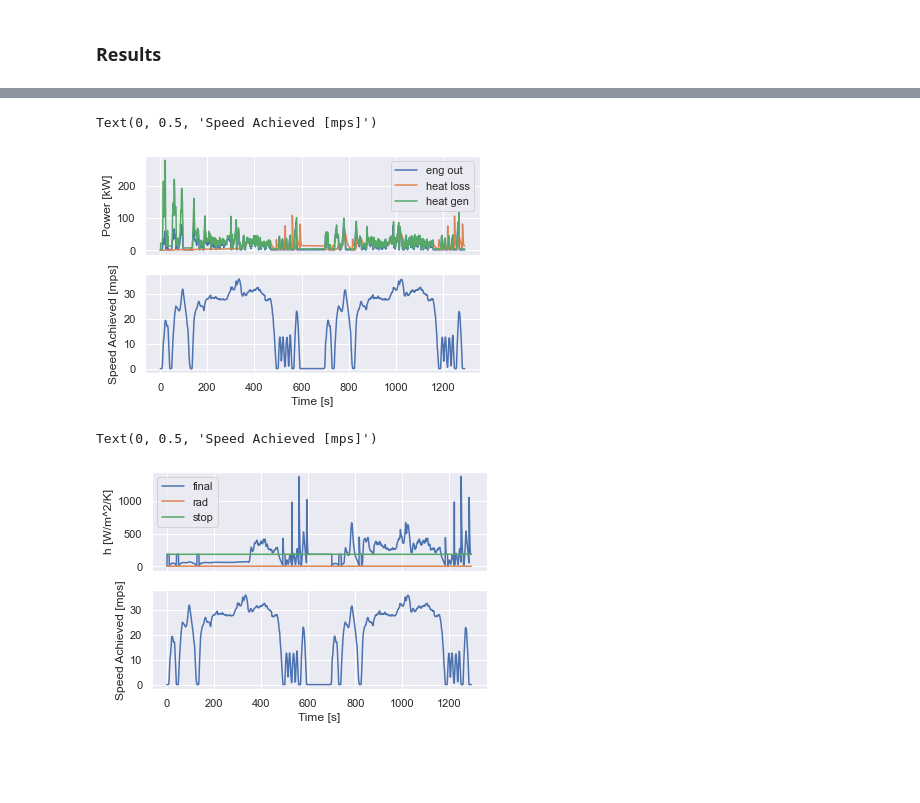
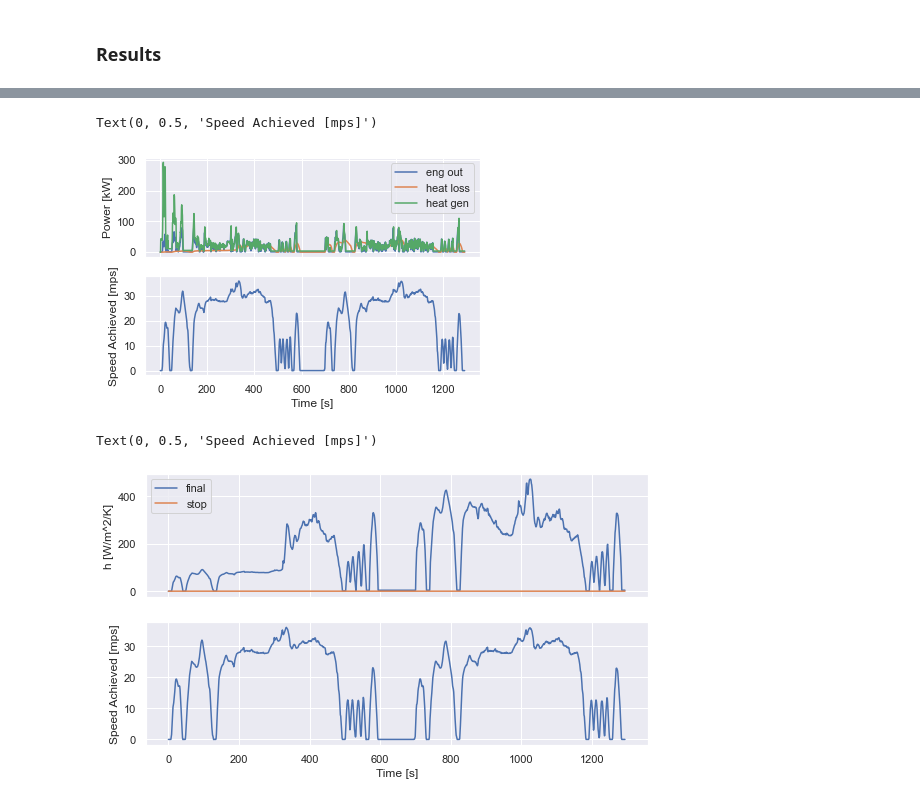
Before and after one commit to NREL/fastsim, a Jupyter notebook: docs/hot_demo.ipynb, the cells around one changed output, grey strips where cells are left out. Drawn from its saved outputs; the diff is of its cells as text; code cells hidden in the pictures; blank space fills up the shorter version.

Commit message:
fixed error with thermostat params

```diff
--- a/docs/hot_demo.ipynb
+++ b/docs/hot_demo.ipynb
@@ -90,16 +90,14 @@ sim_drive = simdrivehot.SimDriveHotJit(cyc_jit, veh_jit,
     teAmbDegC = np.interp(cycSecs, test_time_steps, test_te_amb),
       teFcInitDegC=df.loc[idx[cyc_name, :, 0], 'CylinderHeadTempC'][0])
 
-params = ['fcThrmMass', 'fcDiam', 'hFcToAmbStop', 'radiator_eff', 'fcTempEffOffset', 'fcTempEffSlope']
-x = [1.420e+02, 2.116e+00, 1.824e+02, 1.669e+01, 3.190e-01, 7.285e-03] # really good f
-# x = [1.524e+02, 1.716e-01, 3.715e+00, 1.670e+01, 2.813e-01, 8.624e-03]
-# x = [2.426e+02, 4.803e+00, 3.020e+01, 3.130e+01, 4.023e-01, 2.663e-02]
-
+params = ['fcThrmMass', 'fcDiam', 'hFcToAmbStop', 'radiator_eff',
+          'fcTempEffOffset', 'fcTempEffSlope', 'teTStatDeltaDegC', 'teTStatSTODegC']
+x = np.array([1.08424922e+02, 4.12989292e-01, 1.01859805e+00, 4.95173452e+00,
+       2.50000077e-01, 9.33176088e-03, 6.30848263e+00, 9.02516057e+01])
 
 for i, param in enumerate(params):
     sim_drive.__setattr__(param, x[i])
-
-# sim_drive.fcTempEffOffset = 0.05
+sim_drive.teTStatFODegC = sim_drive.teTStatSTODegC + sim_drive.teTStatDeltaDegC
 
 sim_drive.sim_drive()
 print(f'Elapsed time: {time.time() - t0:.2e} s')
@@ -204,19 +202,17 @@ ax2.set_xlabel('Time [s]')
 ax2.set_ylabel('Speed Achieved [mps]')
 # %% [output]
 Text(0, 0.5, 'Speed Achieved [mps]')
-[figure, old version]
+[figure, new version]
 # %%
-fig, (ax1, ax2) = plt.subplots(2, 1, sharex=True)
+fig, (ax1, ax2) = plt.subplots(2, 1, sharex=True, figsize=(9,5))
 ax1.plot(cyc.cycSecs, sim_drive.hFcToAmb, label='final')
-ax1.plot(cyc.cycSecs, sim_drive.hFcToAmbRad * np.ones(len(cyc.cycSecs)),
-         label='rad')
 ax1.plot(cyc.cycSecs, sim_drive.hFcToAmbStop * np.ones(len(cyc.cycSecs)),
          label='stop')
 ax1.set_ylabel('h [W/m^2/K]')
 ax1.legend()
 ax2.plot(cyc.cycSecs, sim_drive.mpsAch)
 ax2.set_xlabel('Time [s]')
 ax2.set_ylabel('Speed Achieved [mps]')
 # %% [output]
 Text(0, 0.5, 'Speed Achieved [mps]')
-[figure, old version]
+[figure, new version]
```
Also changed, not shown: parts of 8 cells of this notebook, 1 other file.
